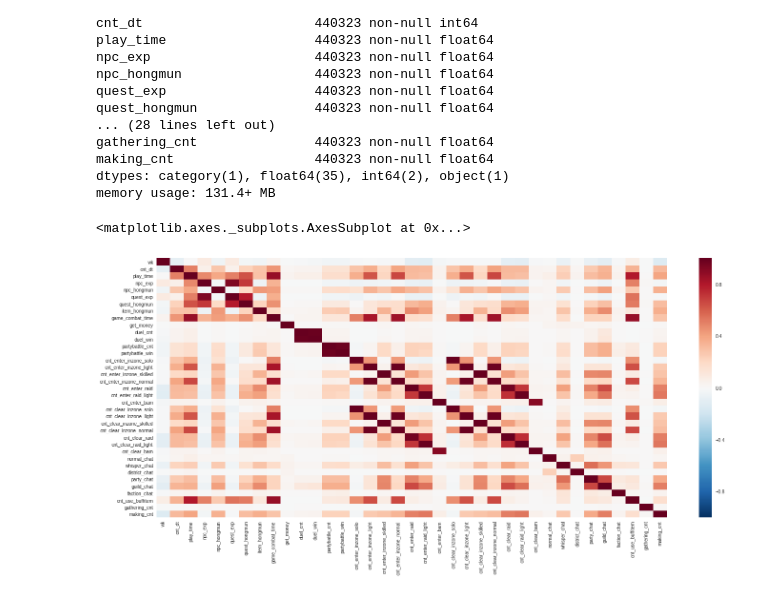
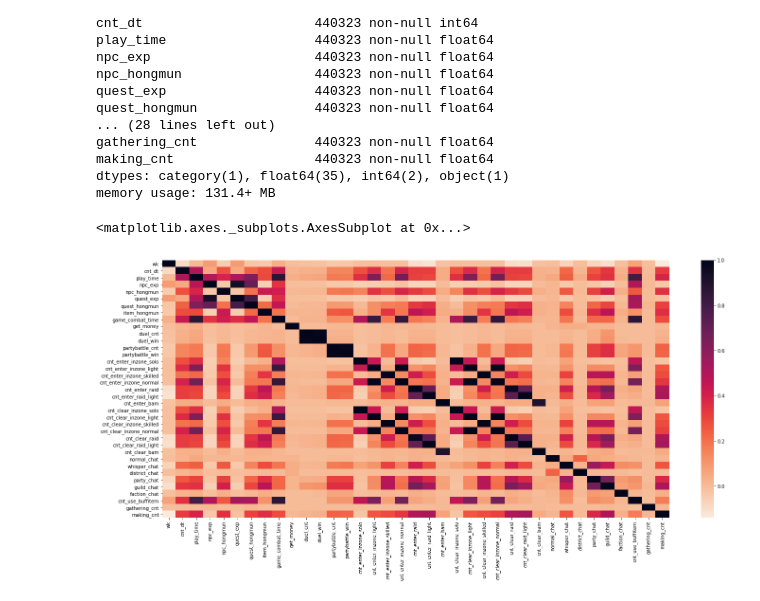
Before and after one commit to kookoowaa/Projects, a Jupyter notebook: Churn_with_Online_game/EDA_cwp.ipynb, the cells around one changed output. Drawn from its saved outputs; the diff is of its cells as text; code cells hidden in the pictures.

```diff
--- a/Churn_with_Online_game/EDA_cwp.ipynb
+++ b/Churn_with_Online_game/EDA_cwp.ipynb
@@ -89,7 +109,7 @@ dtypes: category(1), float64(35), int64(2), object(1)
 memory usage: 131.4+ MB
 # %%
 rd_corr = rd.corr()
-sns.heatmap(rd_corr)
+sns.heatmap(rd_corr, cmap = 'rocket_r')
 # %% [output]
 <matplotlib.axes._subplots.AxesSubplot at 0x...>
-[figure, old version]
+[figure, new version]
```
Also changed, not shown: parts of 8 cells of this notebook.
